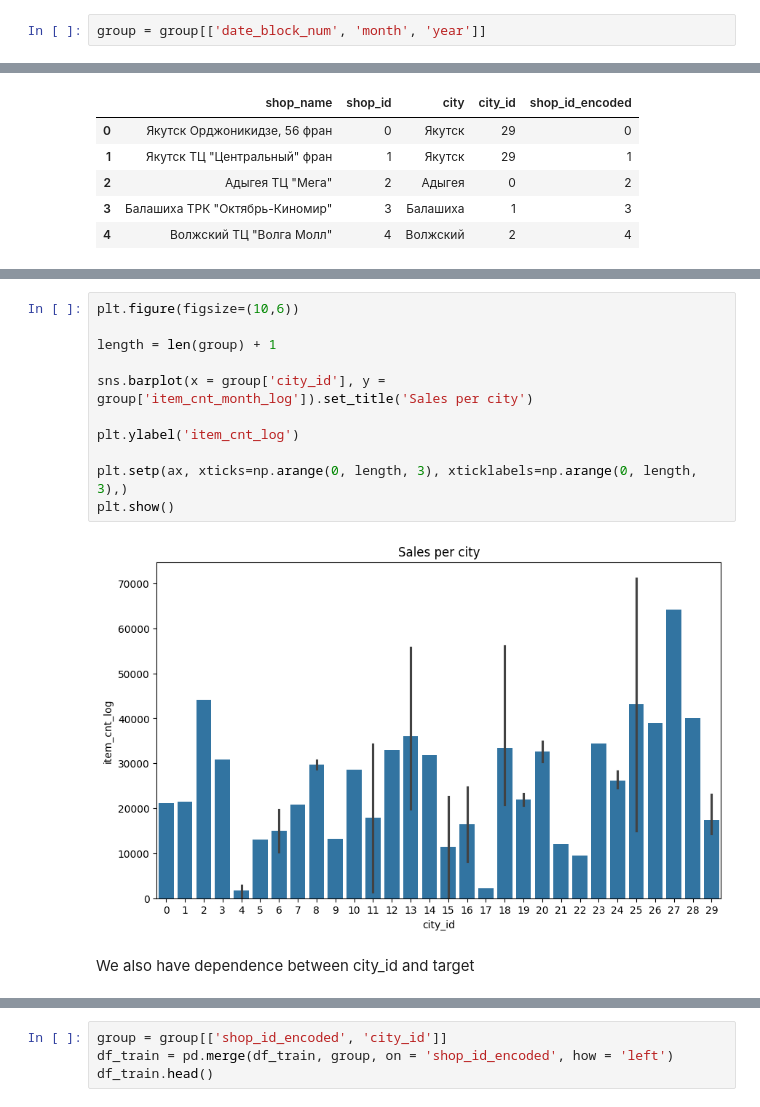
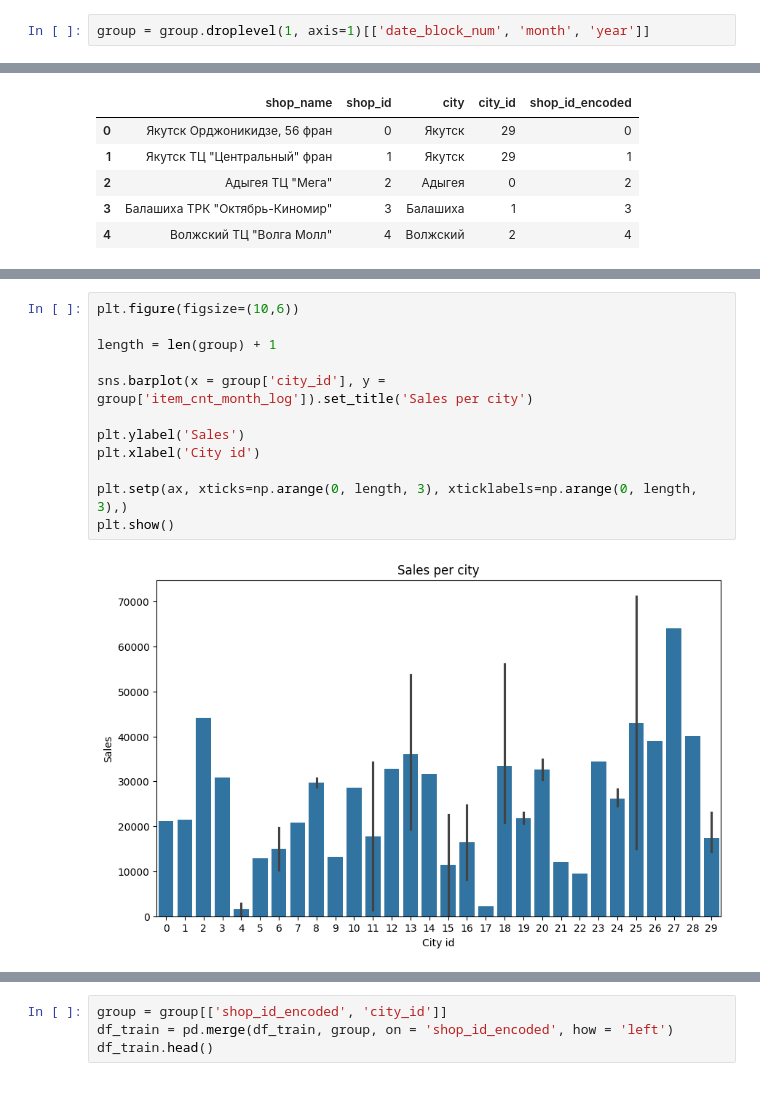
Before and after one commit to YPolina/Trainee, a Jupyter notebook: EDA.ipynb, the cells around one changed output, grey strips where cells are left out. Saved outputs shown, nothing was run; the diff lists cells and outputs as text.

Commit message:
DS-1.2 EDA Changes: -	Relationships between city&shop and target variable

```diff
--- a/EDA.ipynb
+++ b/EDA.ipynb
@@ -213,7 +223,7 @@ plt.show()
 # %% [markdown]
 As we have correlation of new features 'month' and 'year' with our target, it will be reasonable to add them in our df
 # %%
-group = group[['date_block_num', 'month', 'year']]
+group = group.droplevel(1, axis=1)[['date_block_num', 'month', 'year']]
 # %%
 df_train = pd.merge(df_train, group, on = 'date_block_num', how = 'left')
 # %%
@@ -285,15 +331,14 @@ group.head()
 # %%
 plt.figure(figsize=(10,6))
 
 length = len(group) + 1
 
 sns.barplot(x = group['city_id'], y = group['item_cnt_month_log']).set_title('Sales per city')
 
-plt.ylabel('item_cnt_log')
+plt.ylabel('Sales')
+plt.xlabel('City id')
 
 plt.setp(ax, xticks=np.arange(0, length, 3), xticklabels=np.arange(0, length, 3),)
 plt.show()
 # %% [output]
-[figure, old version]
+[figure, new version]
-# %% [markdown]
-We also have dependence between city_id and target
```
Also changed, not shown: parts of 28 cells of this notebook.
